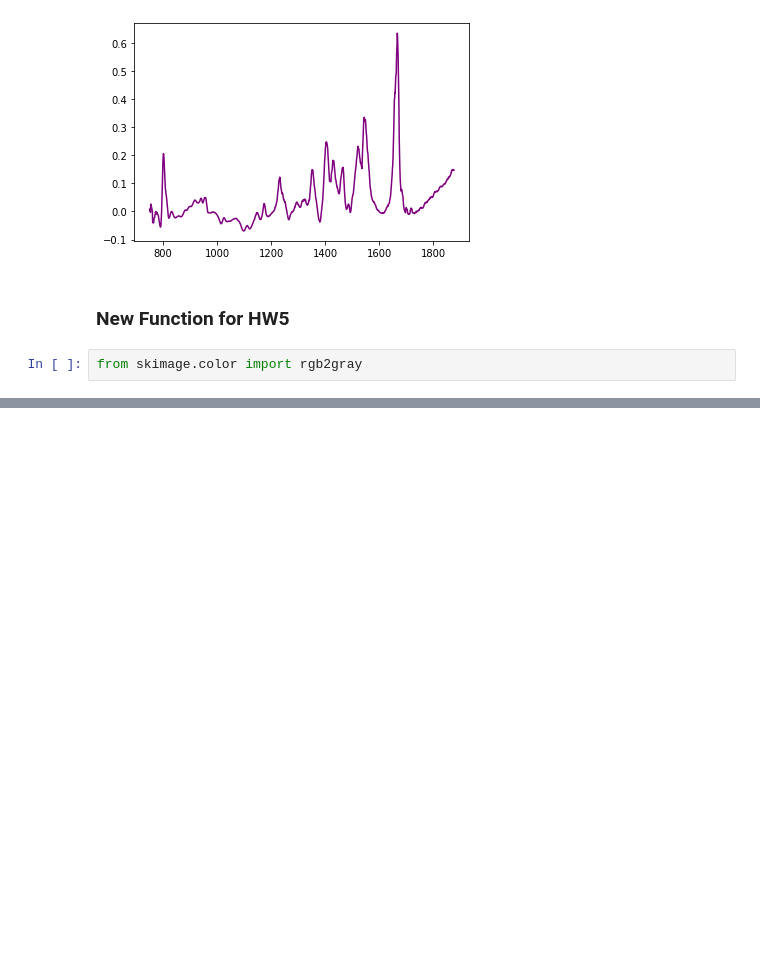
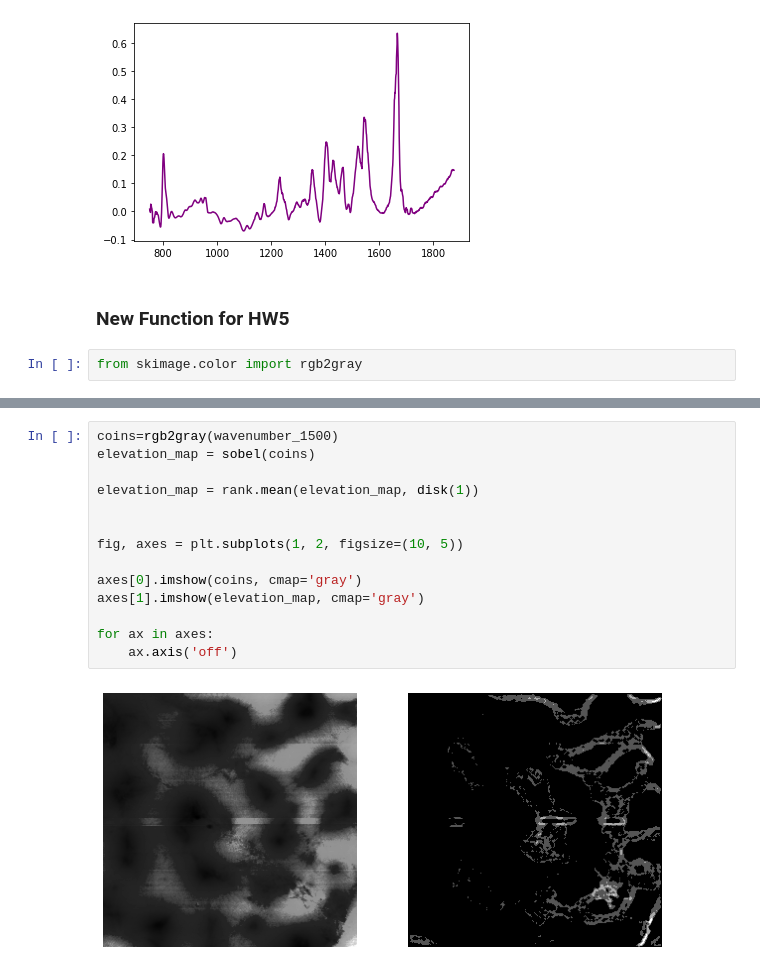
Before and after one commit to mdbresh/HyperUnmixing, a Jupyter notebook: notebooks/HyperUnmixing_muammer.ipynb, the cells around one changed output, grey strips where cells are left out. Saved outputs shown, nothing was run; the diff lists cells and outputs as text; blank space fills up the shorter version.

```diff
--- a/notebooks/HyperUnmixing_muammer.ipynb
+++ b/notebooks/HyperUnmixing_muammer.ipynb
@@ -856,0 +882,16 @@ plt.imshow(rgb2gray(wavenumber_1490), cmap='gray')
+# %%
+coins=rgb2gray(wavenumber_1500)
+elevation_map = sobel(coins)
+
+elevation_map = rank.mean(elevation_map, disk(1))
+
+
+fig, axes = plt.subplots(1, 2, figsize=(10, 5))
+
+axes[0].imshow(coins, cmap='gray')
+axes[1].imshow(elevation_map, cmap='gray')
+
+for ax in axes:
+    ax.axis('off')
+# %% [output]
+[figure, added]
```
Also changed, not shown: parts of 13 cells of this notebook.
